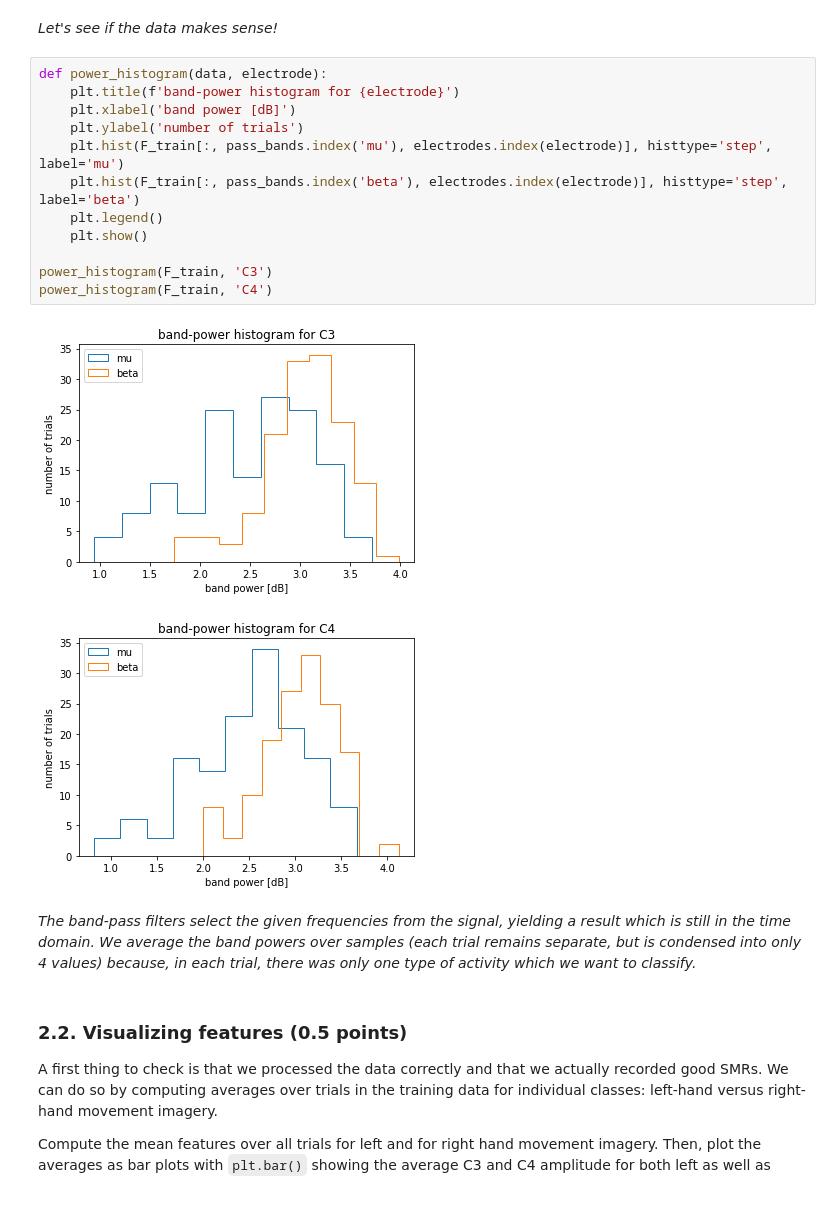
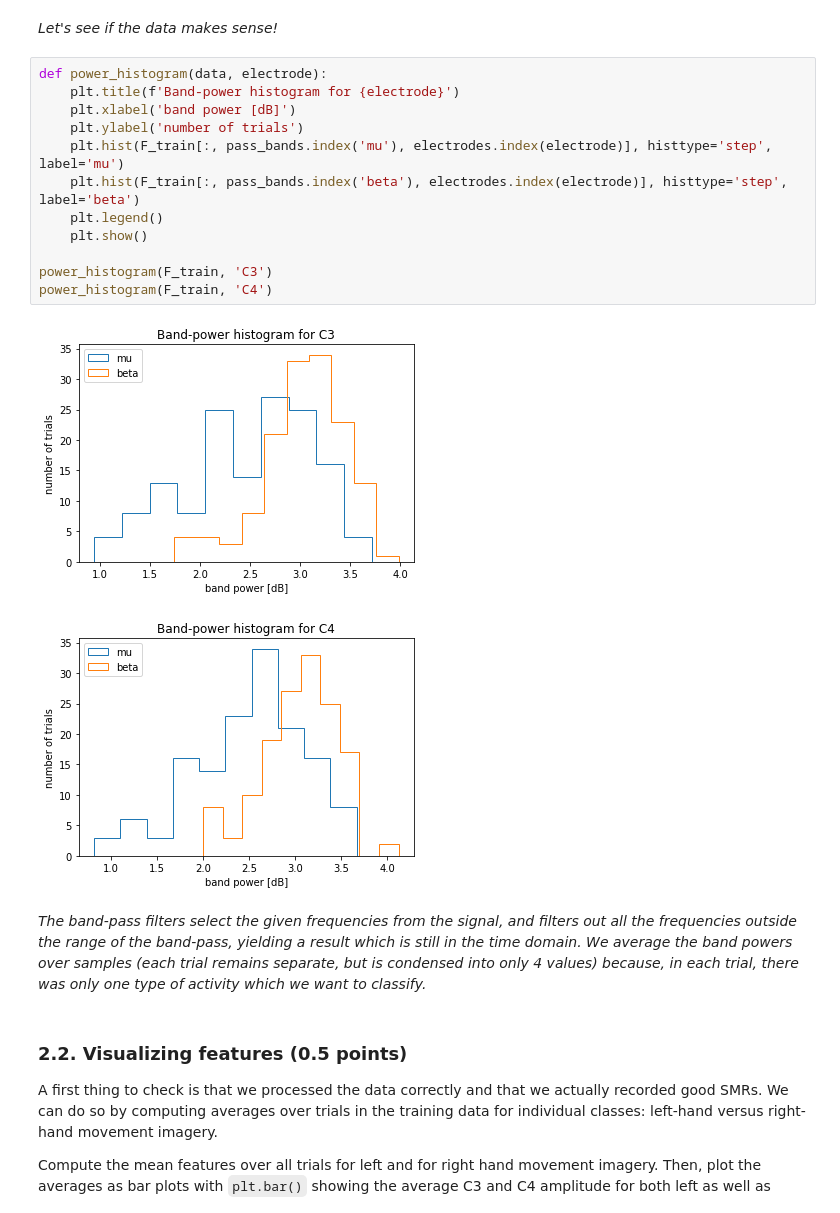
Before and after one commit to malyvsen/radboud-bci, a Jupyter notebook: assignment2.ipynb, the cells around one changed output. Drawn from its saved outputs; the diff is of its cells as text.

```diff
--- a/assignment2.ipynb
+++ b/assignment2.ipynb
@@ -317,21 +317,21 @@ F_valid: (144, 2, 2) float64
 *Let's see if the data makes sense!*
 # %%
 def power_histogram(data, electrode):
-    plt.title(f'band-power histogram for {electrode}')
+    plt.title(f'Band-power histogram for {electrode}')
     plt.xlabel('band power [dB]')
     plt.ylabel('number of trials')
     plt.hist(F_train[:, pass_bands.index('mu'), electrodes.index(electrode)], histtype='step', label='mu')
     plt.hist(F_train[:, pass_bands.index('beta'), electrodes.index(electrode)], histtype='step', label='beta')
     plt.legend()
     plt.show()
 
 power_histogram(F_train, 'C3')
 power_histogram(F_train, 'C4')
 # %% [output]
-[figure, old version]
+[figure, new version]
-[figure, old version]
+[figure, new version]
 # %% [markdown]
-*The band-pass filters select the given frequencies from the signal, yielding a result which is still in the time domain. We average the band powers over samples (each trial remains separate, but is condensed into only 4 values) because, in each trial, there was only one type of activity which we want to classify.*
+*The band-pass filters select the given frequencies from the signal, and filters out all the frequencies outside the range of the band-pass, yielding a result which is still in the time domain. We average the band powers over samples (each trial remains separate, but is condensed into only 4 values) because, in each trial, there was only one type of activity which we want to classify.*
 # %% [markdown]
 ### 2.2. Visualizing features (0.5 points)<a class="anchor" id="features"></a>
 A first thing to check is that we processed the data correctly and that we actually recorded good SMRs. We can do so by computing averages over trials in the training data for individual classes: left-hand versus right-hand movement imagery.
```
Also changed, not shown: parts of 14 cells of this notebook.
